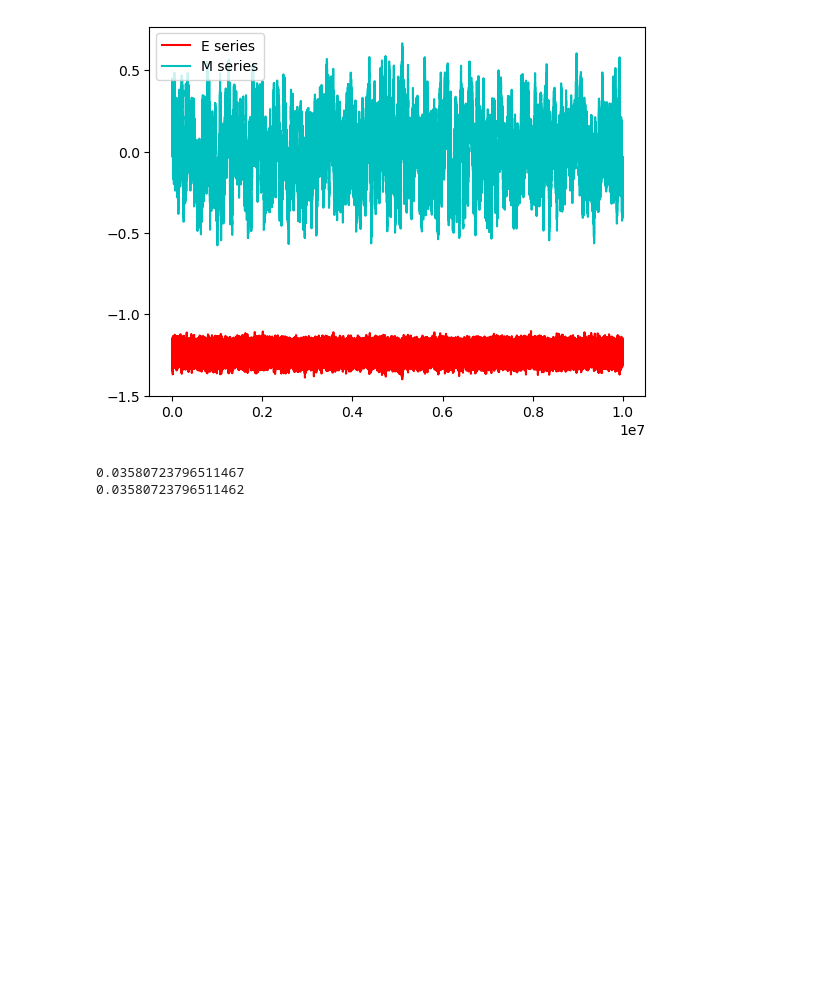
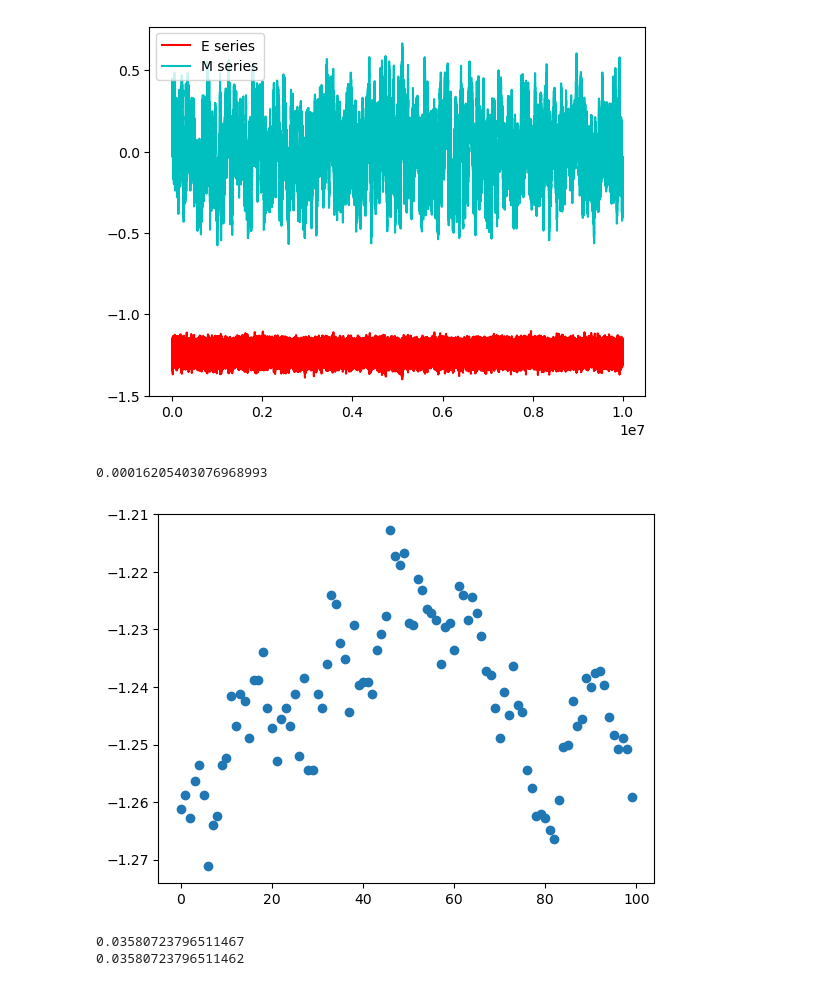
Before and after one commit to aderhall/phys382ising, a Jupyter notebook: Convergence_3.ipynb, the cells around one changed output. Drawn from its saved outputs; the diff is of its cells as text; code cells hidden in the pictures; blank space fills up the shorter version.

```diff
--- a/Convergence_3.ipynb
+++ b/Convergence_3.ipynb
@@ -48,6 +48,12 @@ plt.legend(loc='upper left')
 plt.show()
 # %% [output]
 [figure]
+# %%
+plt.scatter(range(100), long_E[4000000:4000100])
+print(np.var(long_E[4000000:4000000 + 100]))
+# %% [output]
+0.00016205403076968993
+[figure, added]
 # %%
 # check that np.var does what I want it to do
 print(np.average(np.square(long_M)) - (np.average(long_M)**2))
```
Also changed, not shown: parts of 4 cells of this notebook, 17 other files.
